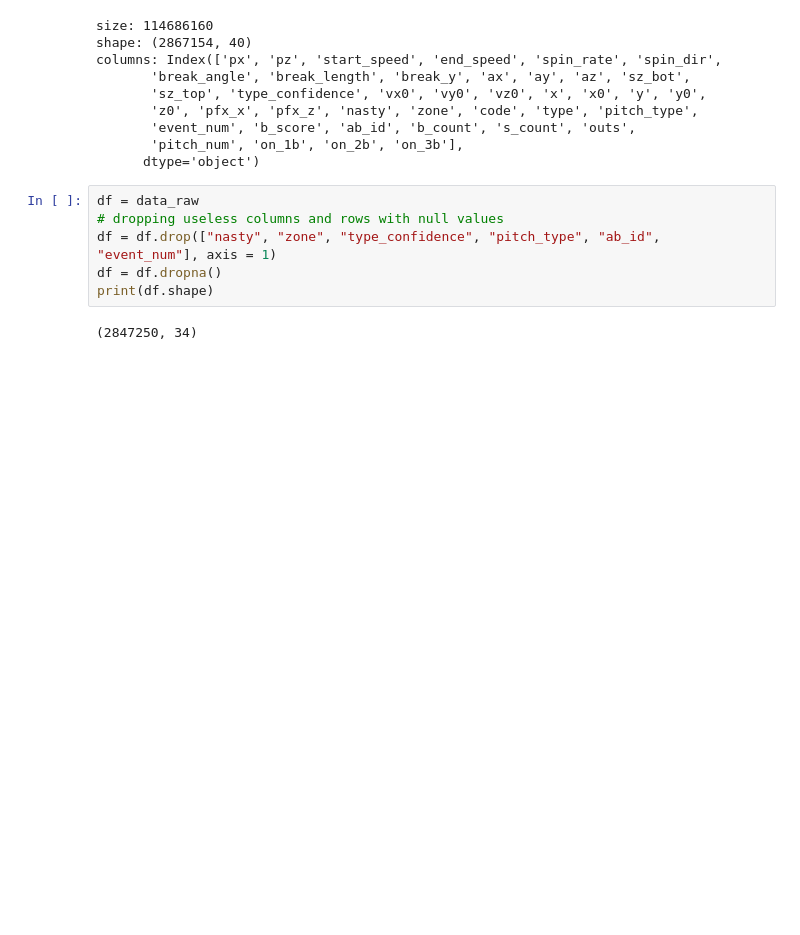
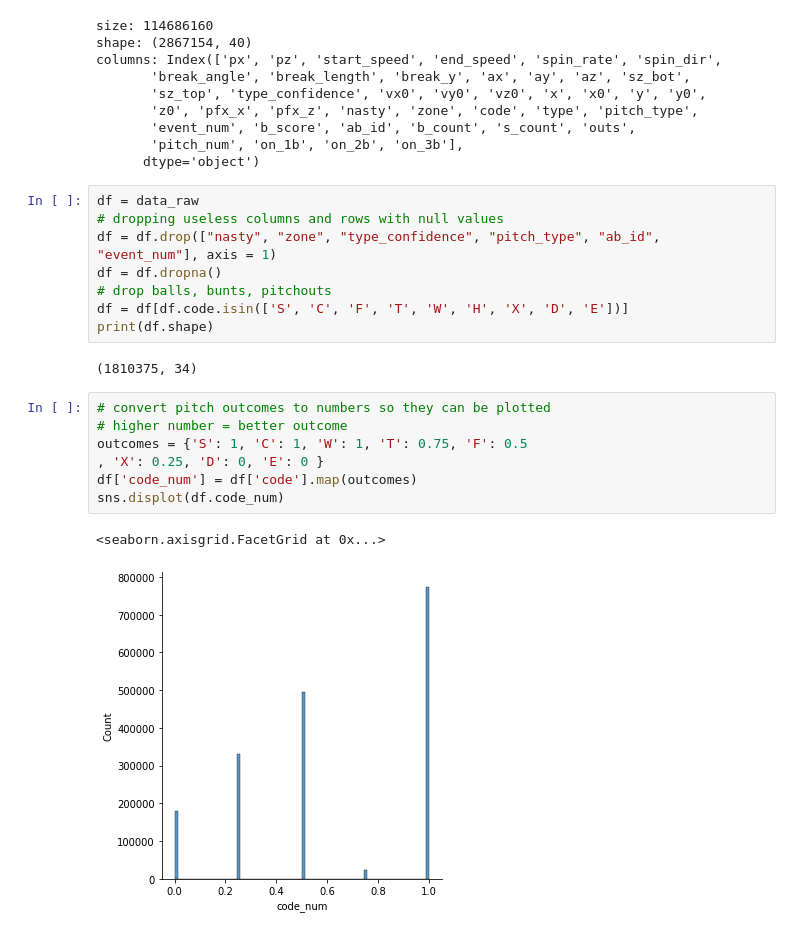
Before and after one commit to anaconda121/Whiff-Rate, a Jupyter notebook: tanish-design-project.ipynb, the cells around one changed output. Drawn from its saved outputs; the diff is of its cells as text; blank space fills up the shorter version.

```diff
--- a/tanish-design-project.ipynb
+++ b/tanish-design-project.ipynb
@@ -23,6 +23,18 @@ df = data_raw
 # dropping useless columns and rows with null values
 df = df.drop(["nasty", "zone", "type_confidence", "pitch_type", "ab_id", "event_num"], axis = 1)
 df = df.dropna()
+# drop balls, bunts, pitchouts
+df = df[df.code.isin(['S', 'C', 'F', 'T', 'W', 'H', 'X', 'D', 'E'])]
 print(df.shape)
 # %% [output]
-(2847250, 34)
+(1810375, 34)
+# %%
+# convert pitch outcomes to numbers so they can be plotted
+# higher number = better outcome
+outcomes = {'S': 1, 'C': 1, 'W': 1, 'T': 0.75, 'F': 0.5
+, 'X': 0.25, 'D': 0, 'E': 0 }
+df['code_num'] = df['code'].map(outcomes)
+sns.displot(df.code_num)
+# %% [output]
+<seaborn.axisgrid.FacetGrid at 0x...>
+[figure, added]
```
